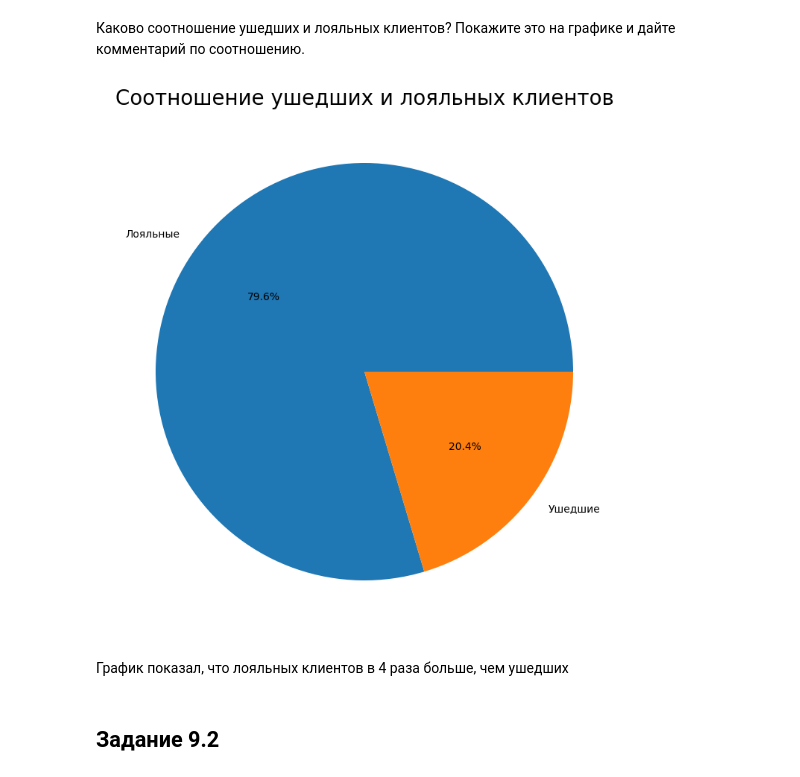
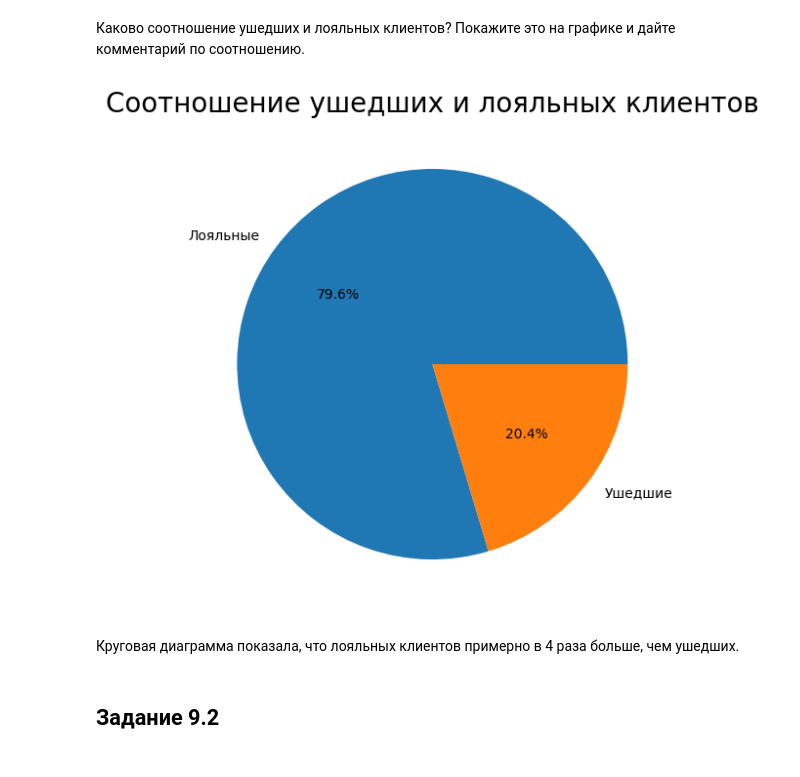
Before and after one commit to an-petruhin/Python_13_9, a Jupyter notebook: Python_13_9.ipynb, the cells around one changed output. Saved outputs shown, nothing was run; the diff lists cells and outputs as text; code cells hidden in the pictures.

```diff
--- a/Python_13_9.ipynb
+++ b/Python_13_9.ipynb
@@ -7,4 +7,5 @@ import numpy as np
 import plotly
 import plotly.express as px
 # %%
-df = pd.read_csv('D:\Программирование\Data Science\Обучение\Python_13_9\churn.csv')
+df = pd.read_csv('churn.csv')
+df = df.drop(['RowNumber'], axis=1)
@@ -35,15 +30,17 @@ df_loyal = df['Exited'].value_counts()
 # %%
-fig_loyal = plt.figure(figsize=(7, 7))
+df_loyal = df['Exited'].value_counts()
+
+fig_loyal = plt.figure(figsize=(5, 5))
 axes_loyal = fig_loyal.add_axes([0, 0, 1, 1])
 axes_loyal.pie(df_loyal,
-         labels=['Лояльные', 'Ушедшие'],
-         autopct='%.1f%%');
+        labels=['Лояльные', 'Ушедшие'],
+        autopct='%.1f%%');
 
 axes_loyal.set_title('Соотношение ушедших и лояльных клиентов', fontsize=20);
 # %% [output]
-[figure, old version]
+[figure, new version]
 # %% [markdown]
-График показал, что лояльных клиентов в 4 раза больше, чем ушедших
+Круговая диаграмма показала, что лояльных клиентов примерно в 4 раза больше, чем ушедших.
 # %% [markdown]
 ## Задание 9.2
 # %% [markdown]
```
Also changed, not shown: parts of 26 cells of this notebook.
